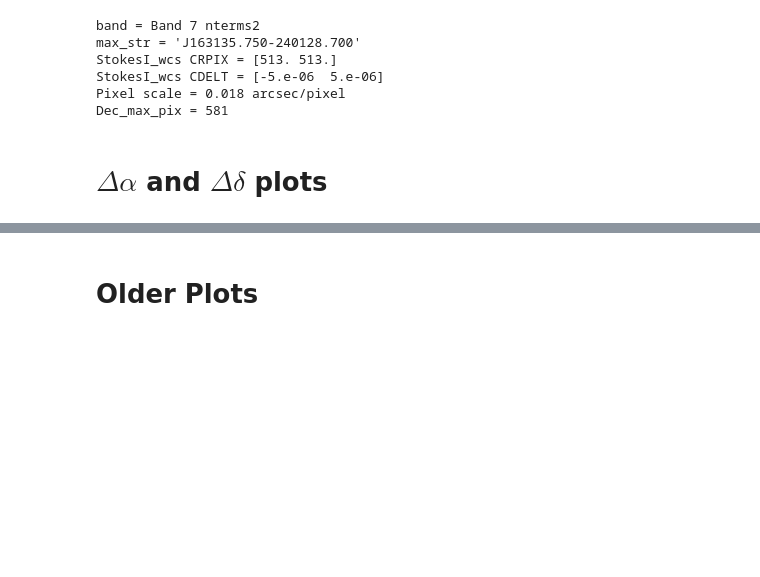
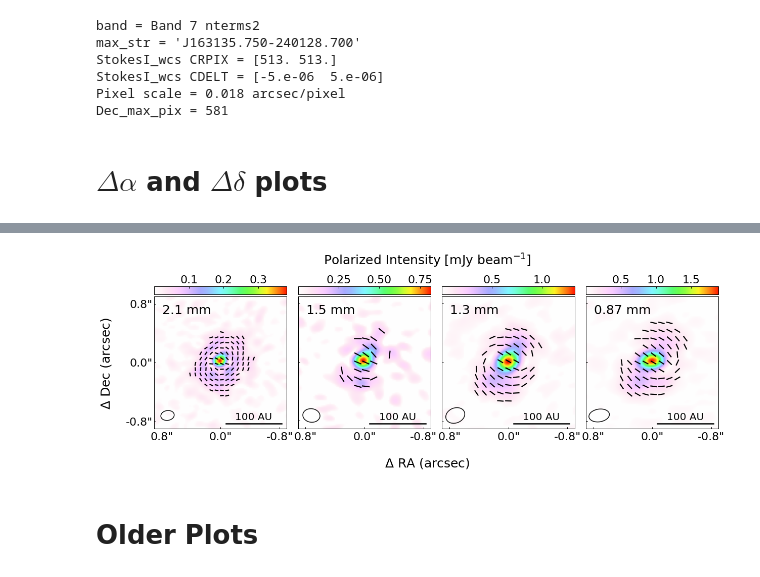
Before and after one commit to audreyburggraf/MastersThesis, a Jupyter notebook: PLOTTING C29 989/MakingFigures/AllBandsGrid.ipynb, the cells around one changed output, grey strips where cells are left out. Drawn from its saved outputs; the diff is of its cells as text; code cells hidden in the pictures; blank space fills up the shorter version.

Commit message:
changing more plots to delta for writeup

```diff
--- a/PLOTTING C29 989/MakingFigures/AllBandsGrid.ipynb
+++ b/PLOTTING C29 989/MakingFigures/AllBandsGrid.ipynb
@@ -203,11 +203,14 @@ plt.savefig(image_folder_path + "WRITEUP/Slices/" + "MinorAxisSliceGrid_robust_m
 # %%
 fig, ax = MakeAllBandGridDelta(bands, centre_strings, 'POLI')
 
 
-# plt.savefig(image_folder_path + '/WRITEUP/StokesI_POLI/' + "POLI_grid_robust_minus1_Delta.pdf",
-#             dpi=500,
-#             bbox_inches='tight',
-#                facecolor='white')
+
+plt.savefig(image_folder_path + '/WRITEUP/StokesI_POLI/' + "POLI_grid_robust_minus1_Delta.pdf",
+            dpi=500,
+            bbox_inches='tight',
+               facecolor='white')
+# %% [output]
+[figure, added]
 # %% [markdown]
 # Older Plots
 # %%
```
Also changed, not shown: parts of 2 cells of this notebook, 29 other files.
